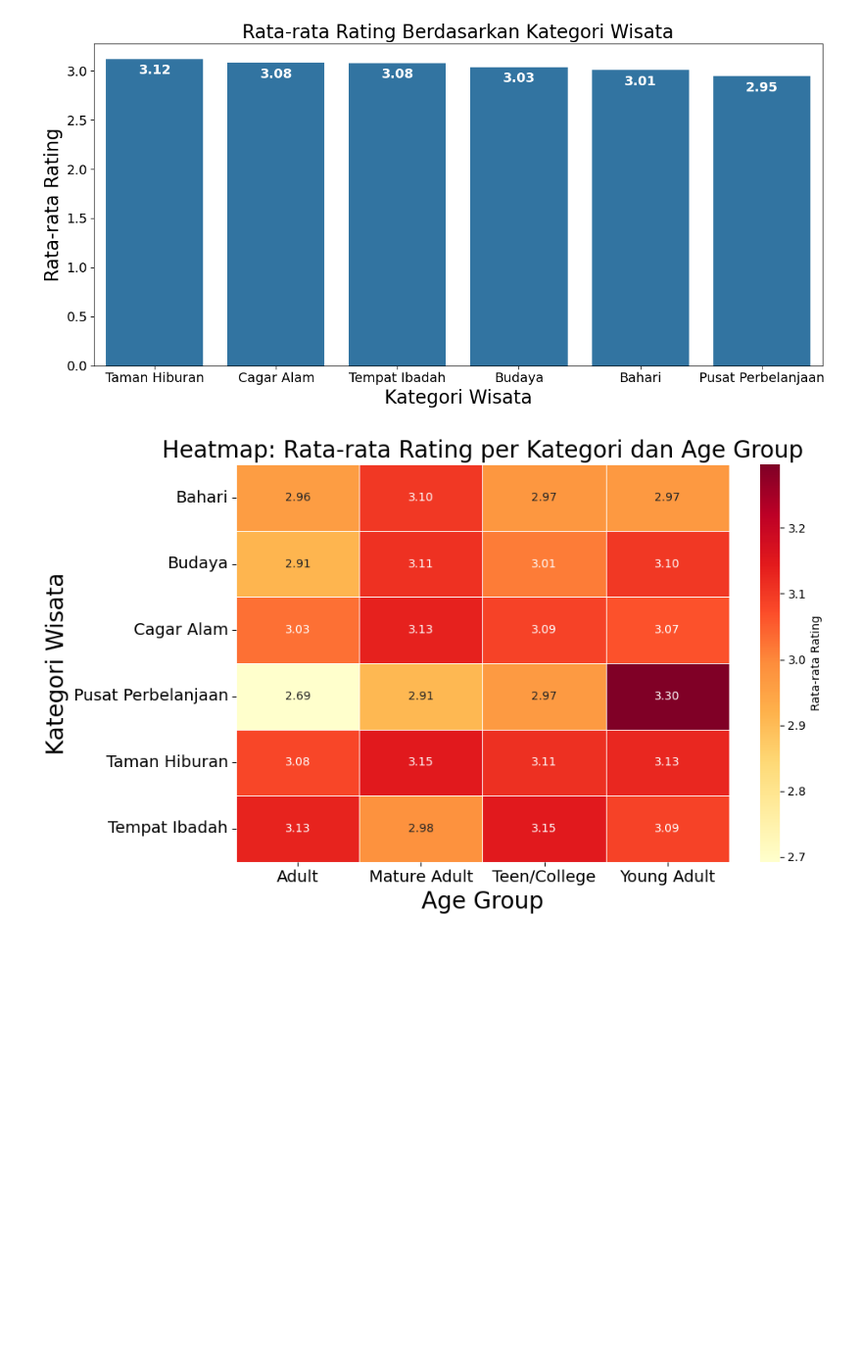
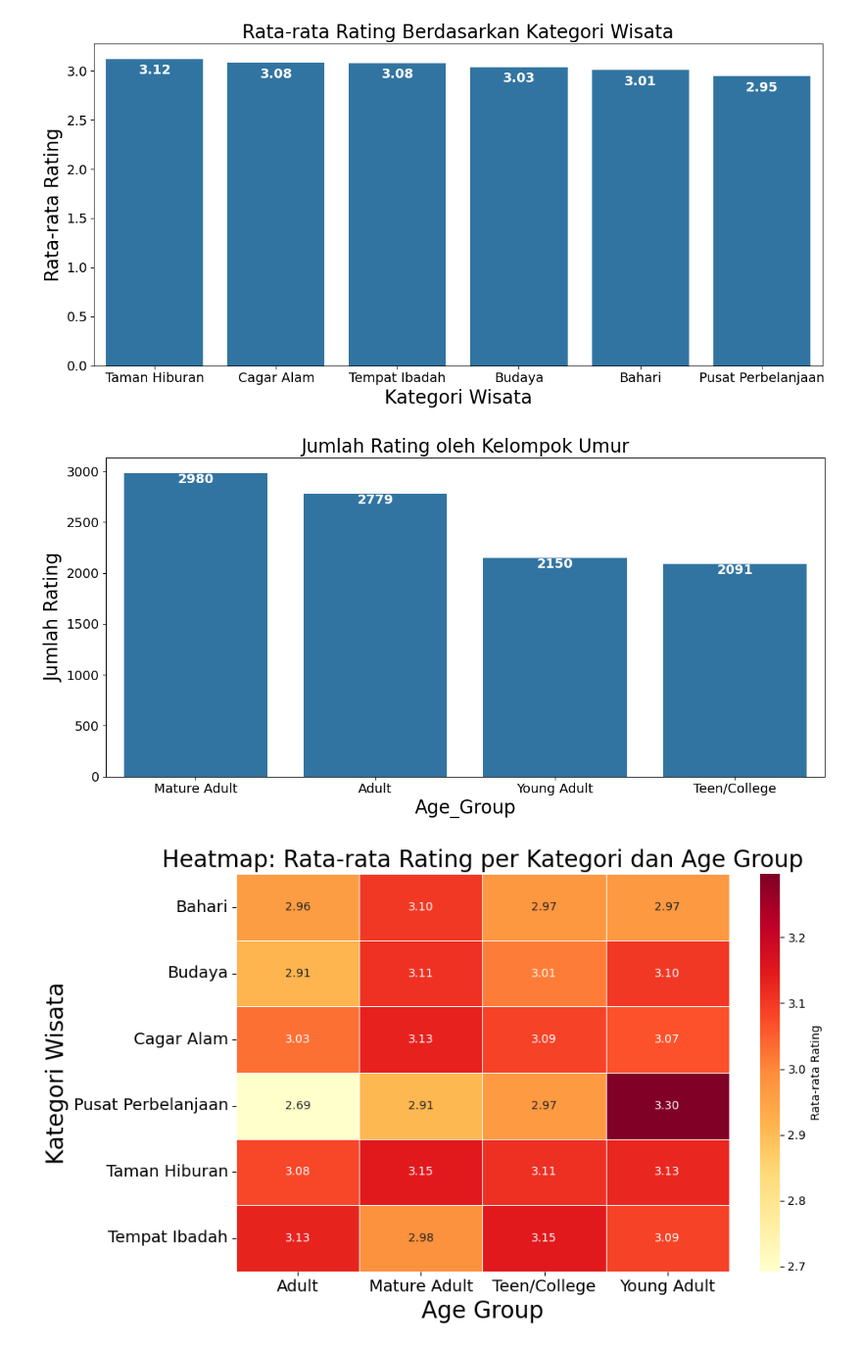
Before and after one commit to ivana27lita/recsys-objek-wisata, a Jupyter notebook: src/preprocessing.ipynb, the cells around one changed output. Shown at 98% size. Drawn from its saved outputs; the diff is of its cells as text; code cells hidden in the pictures; blank space fills up the shorter version.

```diff
--- a/src/preprocessing.ipynb
+++ b/src/preprocessing.ipynb
@@ -546,6 +546,35 @@ plt.tight_layout()
 plt.show()
 # %% [output]
 [figure]
+# %%
+# Melihat jumlah rating yang diberikan berdasarkan kelompok umur
+avg_rating = full_data.groupby('Age_Group')['Place_Ratings'].count().sort_values(ascending=False)
+
+plt.figure(figsize=(12, 6))
+ax = sns.barplot(x=avg_rating.index, y=avg_rating.values)
+
+# Menambahkan label angka di atas batang
+for patch in ax.patches:
+    height = patch.get_height()
+    ax.text(patch.get_x() + patch.get_width() / 2,
+            height - 0.05,
+            f'{height:.0f}',
+            ha='center', va='top',
+            color='white', fontsize=14, fontweight='bold')
+
+# Judul dan label sumbu
+plt.title('Jumlah Rating oleh Kelompok Umur', fontsize=20)
+plt.xlabel('Age_Group', fontsize=20)
+plt.ylabel('Jumlah Rating', fontsize=20)
+
+# Ukuran font pada ticks
+plt.xticks(fontsize=14)
+plt.yticks(fontsize=14)
+
+plt.tight_layout()
+plt.show()
+# %% [output]
+[figure, added]
 # %%
 # Heatmap rata-rata rating per kategori dan age group
 pivot_rating = full_data.groupby(['Category', 'Age_Group'])['Place_Ratings'].mean().unstack()
```
Also changed, not shown: parts of 2 cells of this notebook.
